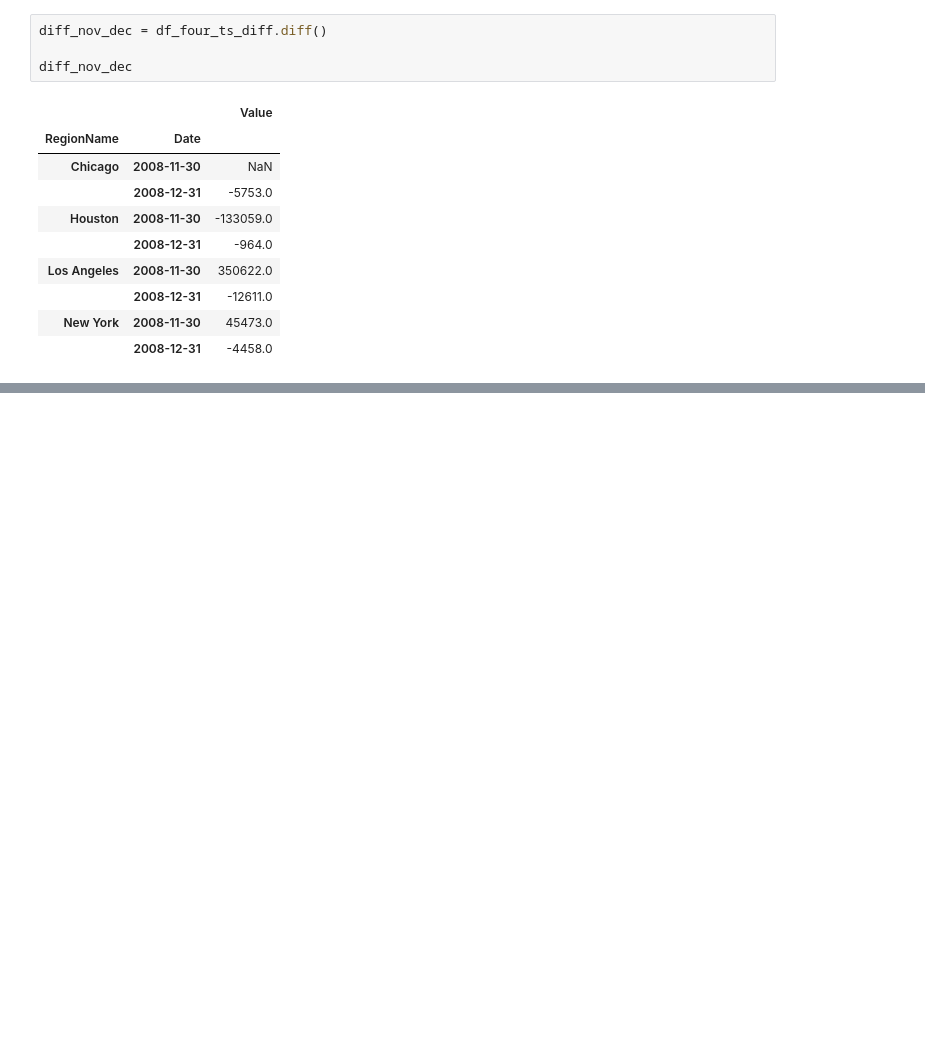
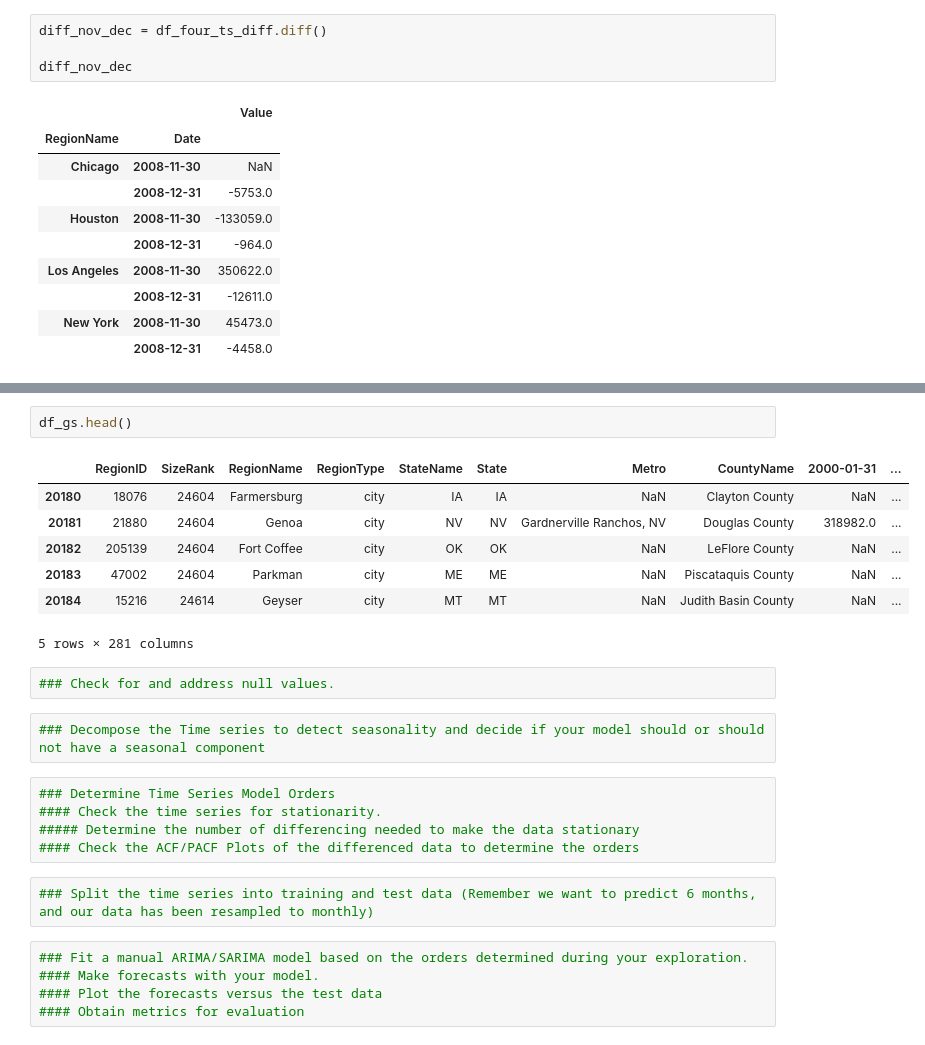
Before and after one commit to EhLeeOod/time-series, a Jupyter notebook: core-wide-form-time-data.ipynb, the cells around one changed output, grey strips where cells are left out. Drawn from its saved outputs; the diff is of its cells as text; blank space fills up the shorter version.

```diff
--- a/core-wide-form-time-data.ipynb
+++ b/core-wide-form-time-data.ipynb
@@ -271,0 +300,26 @@ diff_nov_dec
+# %%
+df_gs.head()
+# %% [output]
+|  | RegionID | SizeRank | RegionName | RegionType | StateName | State | Metro | CountyName | 2000-01-31 | ... |
+| 20180 | 18076 | 24604 | Farmersburg | city | IA | IA | NaN | Clayton County | NaN | ... |
+| 20181 | 21880 | 24604 | Genoa | city | NV | NV | Gardnerville Ranchos, NV | Douglas County | 318982.0 | ... |
+| 20182 | 205139 | 24604 | Fort Coffee | city | OK | OK | NaN | LeFlore County | NaN | ... |
+| 20183 | 47002 | 24604 | Parkman | city | ME | ME | NaN | Piscataquis County | NaN | ... |
+| 20184 | 15216 | 24614 | Geyser | city | MT | MT | NaN | Judith Basin County | NaN | ... |
+5 rows × 281 columns
+# %%
+### Check for and address null values.
+# %%
+### Decompose the Time series to detect seasonality and decide if your model should or should not have a seasonal component
+# %%
+### Determine Time Series Model Orders
+#### Check the time series for stationarity.
+##### Determine the number of differencing needed to make the data stationary
+#### Check the ACF/PACF Plots of the differenced data to determine the orders
+# %%
+### Split the time series into training and test data (Remember we want to predict 6 months, and our data has been resampled to monthly)
+# %%
+### Fit a manual ARIMA/SARIMA model based on the orders determined during your exploration.
+#### Make forecasts with your model.
+#### Plot the forecasts versus the test data
+#### Obtain metrics for evaluation
```
Also changed, not shown: parts of 14 cells of this notebook.
